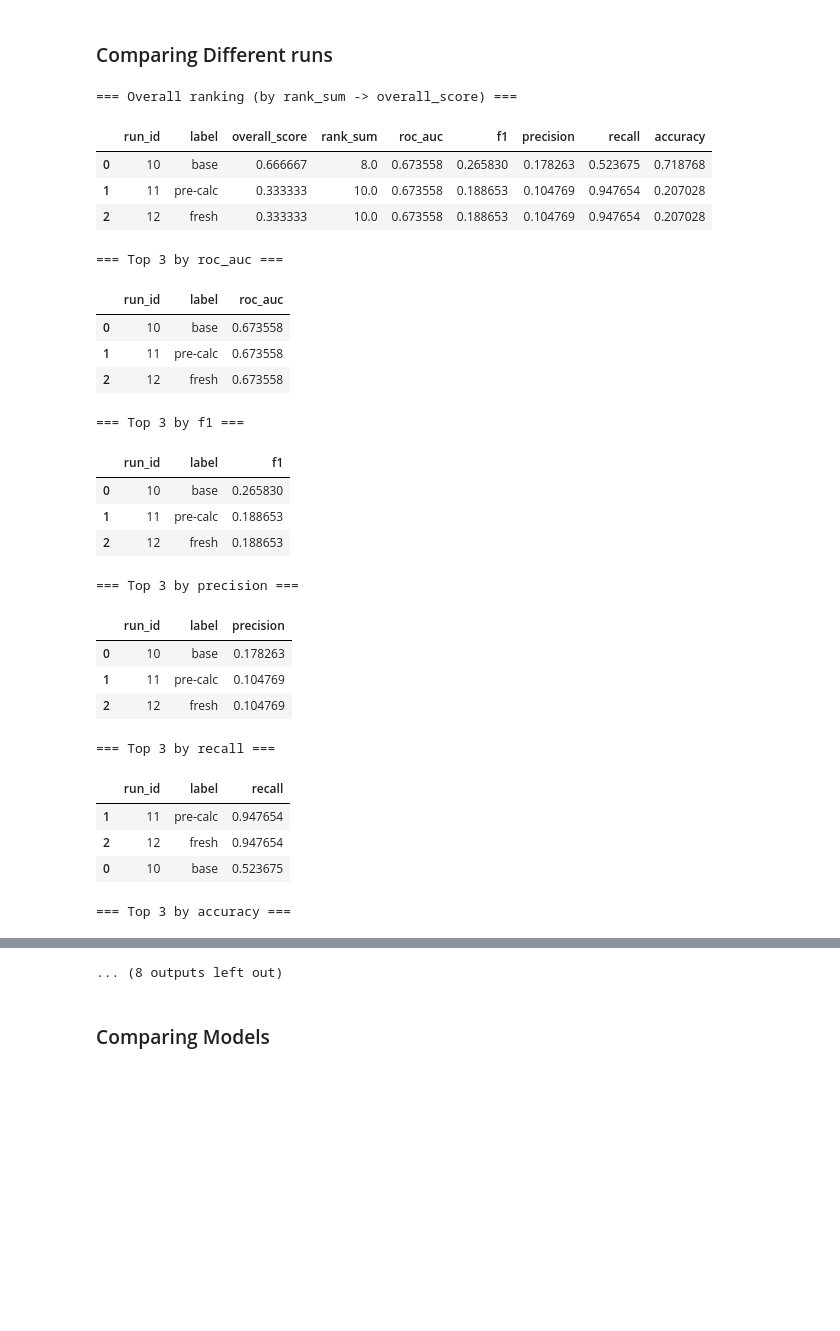
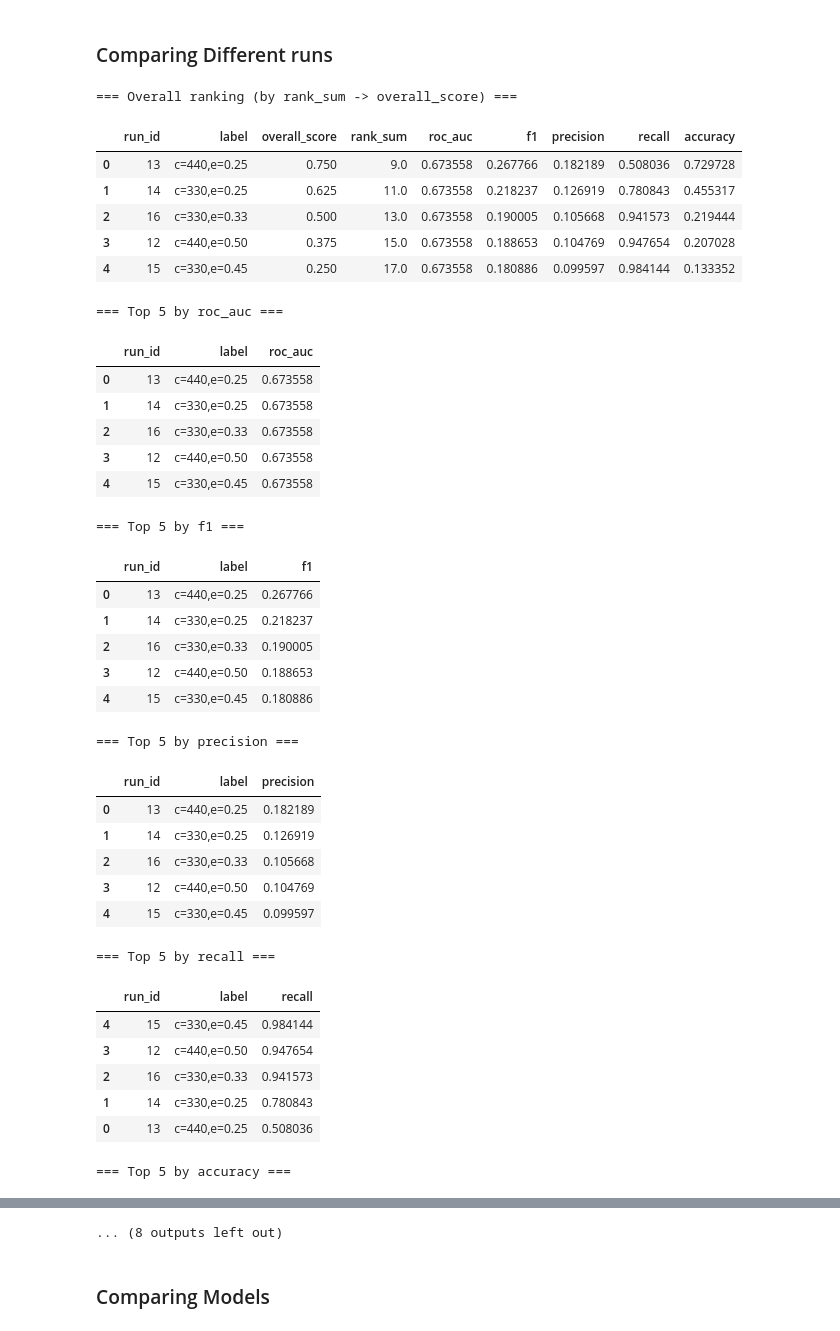
Before and after one commit to meaton96/Eaton_633_Project, a Jupyter notebook: notebooks/000_Main.ipynb, the cells around one changed output, grey strips where cells are left out. Cells and saved outputs as stored; diff of their text form; code cells hidden in the pictures; blank space fills up the shorter version.

```diff
--- a/notebooks/000_Main.ipynb
+++ b/notebooks/000_Main.ipynb
@@ -80,15 +80,15 @@ filter_df(metrics_df, run_id=[12], data=['test']).head(5) # 50% plan effectivene
 # %%
 from shared_util.pd_util import filter_df
 
-results_df = filter_df(test_df, model=['xgb', 'svc', 'sgd', 'rf'], run_id=[10,11,12,13,14,15])
+results_df = filter_df(test_df, model=['xgb', 'svc', 'sgd', 'rf'], run_id=[12, 13, 14,15, 16])
 
 
 
 #df = pd.concat([pca_results_df, results_df, pt_df, pt_log_df, new_bin, bin_3], axis=0)
 
 run_notes = pd.DataFrame({
-    "run_id": [10, 11, 12],
-    "label": ['base', 'pre-calc', 'fresh']
+    "run_id": [12, 13, 14, 15, 16],
+    "label": ['c=440,e=0.50','c=440,e=0.25','c=330,e=0.25','c=330,e=0.45', 'c=330,e=0.33']
 })
 
 
@@ -99,36 +99,45 @@ df_label = df_means.merge(run_notes, on='run_id', how='left')
 # %%
 from shared_util.metrics.compare import compare_runs
 
 compare_runs(
     df=df_label,
     metric_cols=["roc_auc", "f1", "precision", "recall", "accuracy"],
-    weights={"precision": 2.0, "accuracy": 1.0}  # new scoring prioritize precision for lowering cost
 )
 # %% [output]
 === Overall ranking (by rank_sum -> overall_score) ===
 |  | run_id | label | overall_score | rank_sum | roc_auc | f1 | precision | recall | accuracy |
-| 0 | 10 | base | 0.666667 | 8.0 | 0.673558 | 0.265830 | 0.178263 | 0.523675 | 0.718768 |
-| 1 | 11 | pre-calc | 0.333333 | 10.0 | 0.673558 | 0.188653 | 0.104769 | 0.947654 | 0.207028 |
-| 2 | 12 | fresh | 0.333333 | 10.0 | 0.673558 | 0.188653 | 0.104769 | 0.947654 | 0.207028 |
+| 0 | 13 | c=440,e=0.25 | 0.750 | 9.0 | 0.673558 | 0.267766 | 0.182189 | 0.508036 | 0.729728 |
+| 1 | 14 | c=330,e=0.25 | 0.625 | 11.0 | 0.673558 | 0.218237 | 0.126919 | 0.780843 | 0.455317 |
+| 2 | 16 | c=330,e=0.33 | 0.500 | 13.0 | 0.673558 | 0.190005 | 0.105668 | 0.941573 | 0.219444 |
+| 3 | 12 | c=440,e=0.50 | 0.375 | 15.0 | 0.673558 | 0.188653 | 0.104769 | 0.947654 | 0.207028 |
+| 4 | 15 | c=330,e=0.45 | 0.250 | 17.0 | 0.673558 | 0.180886 | 0.099597 | 0.984144 | 0.133352 |
-=== Top 3 by roc_auc ===
+=== Top 5 by roc_auc ===
 |  | run_id | label | roc_auc |
-| 0 | 10 | base | 0.673558 |
-| 1 | 11 | pre-calc | 0.673558 |
-| 2 | 12 | fresh | 0.673558 |
+| 0 | 13 | c=440,e=0.25 | 0.673558 |
+| 1 | 14 | c=330,e=0.25 | 0.673558 |
+| 2 | 16 | c=330,e=0.33 | 0.673558 |
+| 3 | 12 | c=440,e=0.50 | 0.673558 |
+| 4 | 15 | c=330,e=0.45 | 0.673558 |
-=== Top 3 by f1 ===
+=== Top 5 by f1 ===
 |  | run_id | label | f1 |
-| 0 | 10 | base | 0.265830 |
-| 1 | 11 | pre-calc | 0.188653 |
-| 2 | 12 | fresh | 0.188653 |
+| 0 | 13 | c=440,e=0.25 | 0.267766 |
+| 1 | 14 | c=330,e=0.25 | 0.218237 |
+| 2 | 16 | c=330,e=0.33 | 0.190005 |
+| 3 | 12 | c=440,e=0.50 | 0.188653 |
+| 4 | 15 | c=330,e=0.45 | 0.180886 |
-=== Top 3 by precision ===
+=== Top 5 by precision ===
 |  | run_id | label | precision |
-| 0 | 10 | base | 0.178263 |
-| 1 | 11 | pre-calc | 0.104769 |
-| 2 | 12 | fresh | 0.104769 |
+| 0 | 13 | c=440,e=0.25 | 0.182189 |
+| 1 | 14 | c=330,e=0.25 | 0.126919 |
+| 2 | 16 | c=330,e=0.33 | 0.105668 |
+| 3 | 12 | c=440,e=0.50 | 0.104769 |
+| 4 | 15 | c=330,e=0.45 | 0.099597 |
-=== Top 3 by recall ===
+=== Top 5 by recall ===
 |  | run_id | label | recall |
-| 1 | 11 | pre-calc | 0.947654 |
-| 2 | 12 | fresh | 0.947654 |
-| 0 | 10 | base | 0.523675 |
+| 4 | 15 | c=330,e=0.45 | 0.984144 |
+| 3 | 12 | c=440,e=0.50 | 0.947654 |
+| 2 | 16 | c=330,e=0.33 | 0.941573 |
+| 1 | 14 | c=330,e=0.25 | 0.780843 |
+| 0 | 13 | c=440,e=0.25 | 0.508036 |
-=== Top 3 by accuracy ===
+=== Top 5 by accuracy ===
 |  | run_id | label | accuracy |
```
Also changed, not shown: parts of 15 cells of this notebook, 4 other files.
